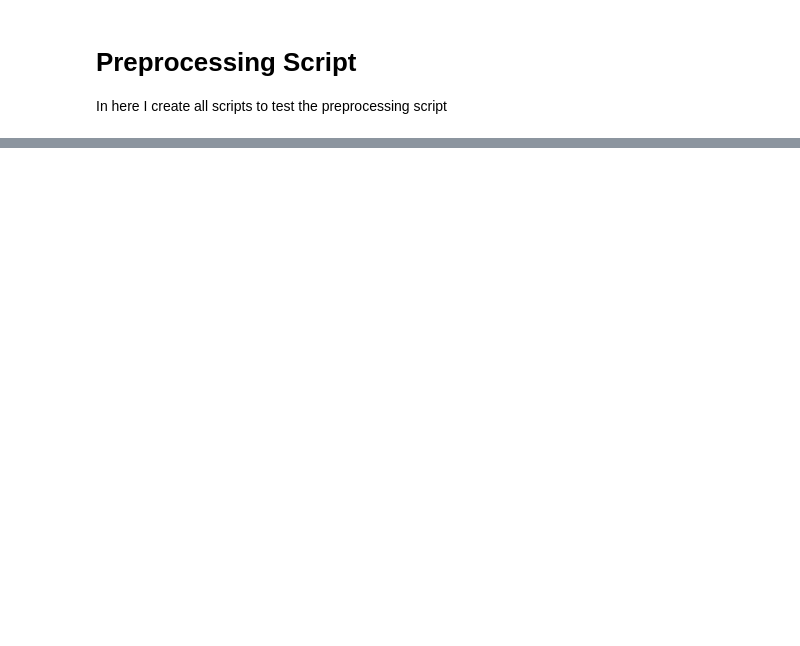
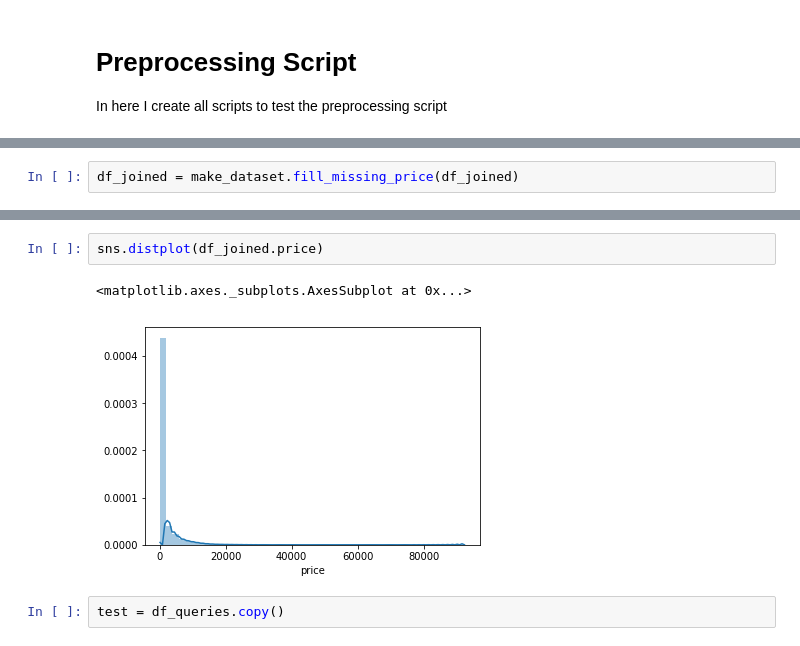
Before and after one commit to AlessandroVol23/kdd-cup-2019, a Jupyter notebook: notebooks/0.4_AV_Preprocessing_Script.ipynb, the cells around one changed output, grey strips where cells are left out. Drawn from its saved outputs; the diff is of its cells as text; blank space fills up the shorter version.

```diff
--- a/notebooks/0.4_AV_Preprocessing_Script.ipynb
+++ b/notebooks/0.4_AV_Preprocessing_Script.ipynb
@@ -69,0 +167,2 @@ FileNotFoundError: [Errno 2] File b'../data/raw/data_set_phase1/test_clicks.csv'
+# %%
+df_joined = make_dataset.fill_missing_price(df_joined)
@@ -69,0 +173,7 @@ FileNotFoundError: [Errno 2] File b'../data/raw/data_set_phase1/test_clicks.csv'
+# %%
+sns.distplot(df_joined.price)
+# %% [output]
+<matplotlib.axes._subplots.AxesSubplot at 0x...>
+[figure, added]
+# %%
+test = df_queries.copy()
```
Also changed, not shown: parts of 50 cells of this notebook, 4 other files.
